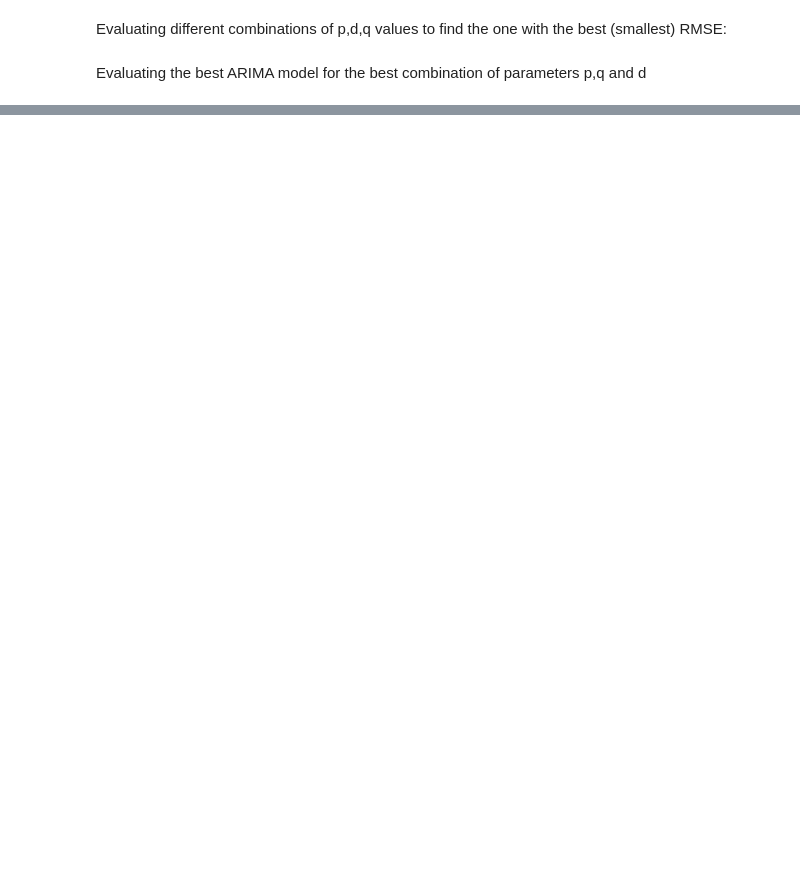
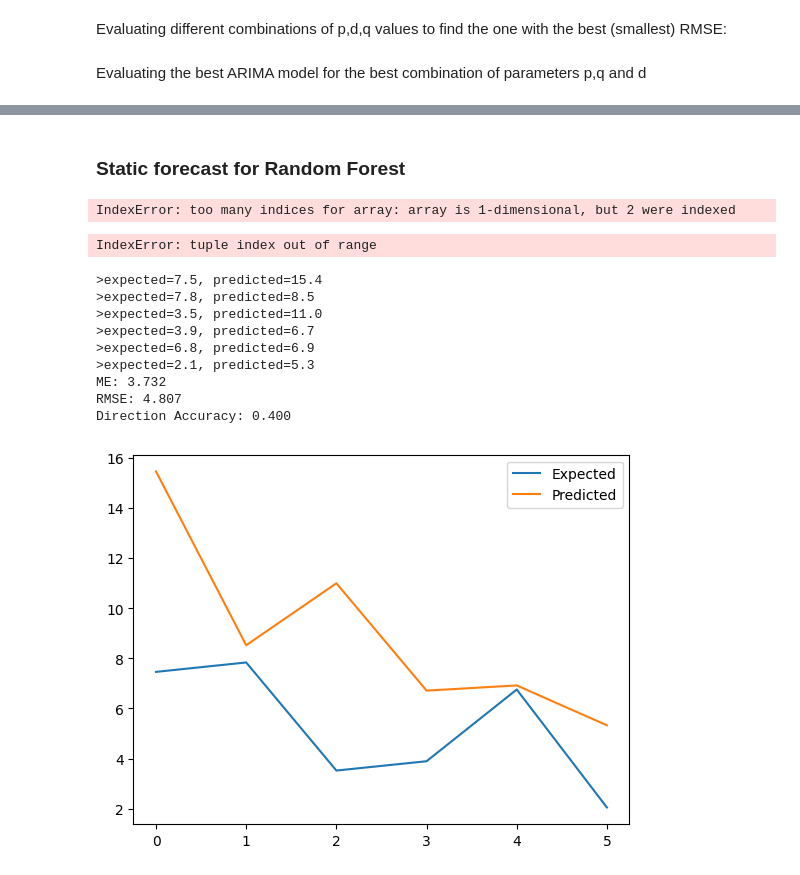
Before and after one commit to surajkarak/thesis, a Jupyter notebook: timeseries.ipynb, the cells around one changed output, grey strips where cells are left out. Cells and saved outputs as stored; diff of their text form; code cells hidden in the pictures; blank space fills up the shorter version.

```diff
--- a/timeseries.ipynb
+++ b/timeseries.ipynb
@@ -947,0 +1584,3 @@ Best ARIMA(3, 2, 2) RMSE=6.004
+# %%
+TS1_A1A2["wPreis"].values
+X = TS1_A1A2["wPreis"].values.reshape(-1, 1)
@@ -947,0 +1629,12 @@ Best ARIMA(3, 2, 2) RMSE=6.004
+# %%
+# evaluate
+mae, me, rmse, y, yhat, direction_accuracy = rf_walk_forward_validation(data, 6)
+print('MAE: %.3f' % mae)
+print('ME: %.3f' % me)
+print('RMSE: %.3f' % rmse)
+print('Direction Accuracy: %.3f' % direction_accuracy)
+# plot expected vs preducted
+pyplot.plot(y, label='Expected')
+pyplot.plot(yhat, label='Predicted')
+pyplot.legend()
+pyplot.show()
@@ -947,0 +1653,15 @@ Best ARIMA(3, 2, 2) RMSE=6.004
+# %% [markdown]
+### Static forecast for Random Forest
+# %%
+# fit an random forest model and make a one step prediction
+# def random_forest_static_forecast(train, testX):
+ # transform list into array
+train = asarray(train)
+ # split into input and output columns
+trainX, trainy = train[:, :-1], train[:, -1]
+ # fit model
+model_rf_static = RandomForestRegressor(n_estimators=1000)
+model_rf_static.fit(trainX, trainy)
+ # make a one-step prediction
+# %% [output]
+IndexError: too many indices for array: array is 1-dimensional, but 2 were indexed
@@ -947,0 +1701,27 @@ Best ARIMA(3, 2, 2) RMSE=6.004
+# %%
+rf_static_data = series_to_supervised(X, n_in=4)
+# %% [output]
+IndexError: tuple index out of range
+# %%
+# evaluate
+mae, me, rmse, y, yhat, direction_accuracy = rf_staticforecast(rf_static_data, 6)
+#print('MAE: %.3f' % mae)
+print('ME: %.3f' % me)
+print('RMSE: %.3f' % rmse)
+print('Direction Accuracy: %.3f' % direction_accuracy)
+# plot expected vs preducted
+pyplot.plot(y, label='Expected')
+pyplot.plot(yhat, label='Predicted')
+pyplot.legend()
+pyplot.show()
+# %% [output]
+>expected=7.5, predicted=15.4
+>expected=7.8, predicted=8.5
+>expected=3.5, predicted=11.0
+>expected=3.9, predicted=6.7
+>expected=6.8, predicted=6.9
+>expected=2.1, predicted=5.3
+ME: 3.732
+RMSE: 4.807
+Direction Accuracy: 0.400
+[figure, added]
```
Also changed, not shown: parts of 111 cells of this notebook, 2 other files.
